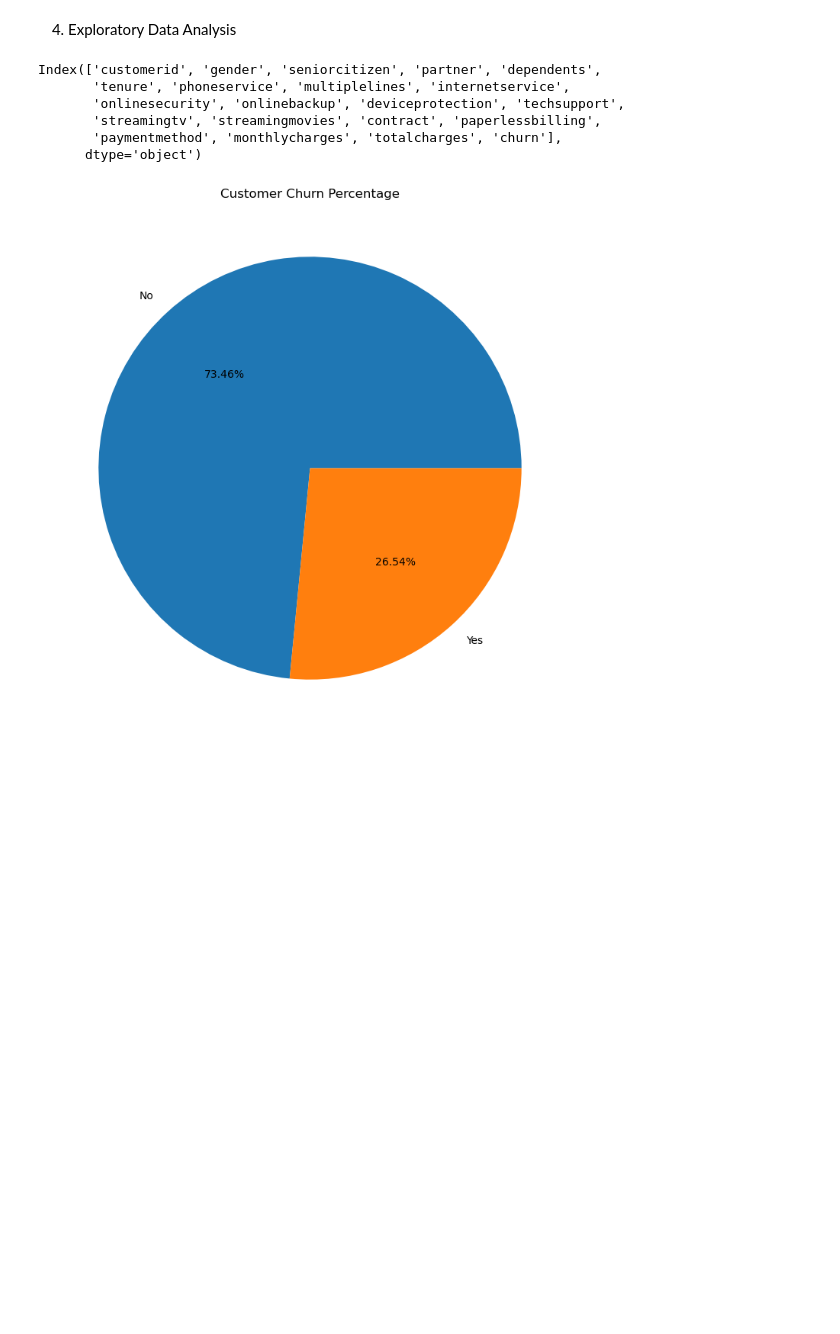
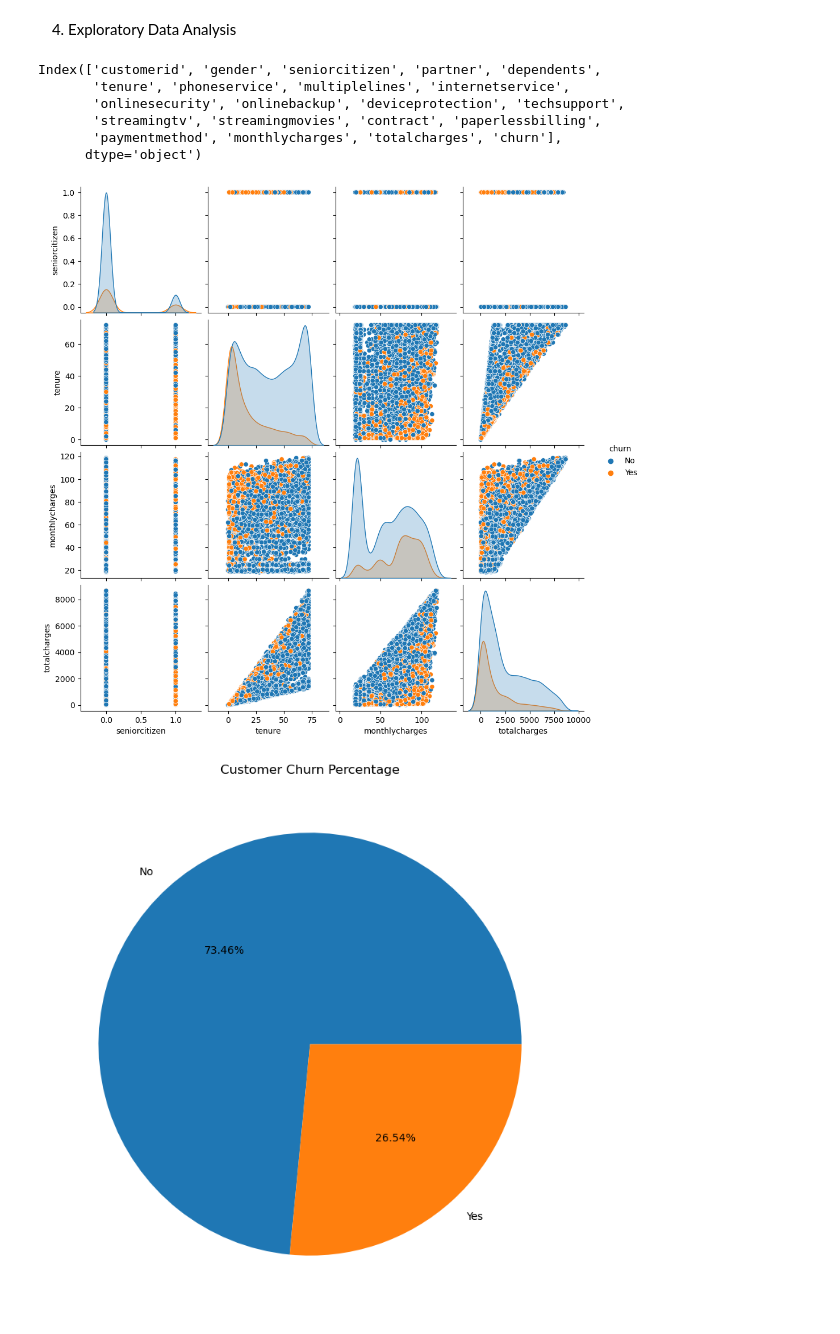
Before and after one commit to Sam1522/Predicting-Telco-Customer-Churn, a Jupyter notebook: Customer Churn Prediction.ipynb, the cells around one changed output. Saved outputs shown, nothing was run; the diff lists cells and outputs as text; code cells hidden in the pictures; blank space fills up the shorter version.

Commit message:
Univariate Analysis

```diff
--- a/Customer Churn Prediction.ipynb
+++ b/Customer Churn Prediction.ipynb
@@ -316,15 +316,21 @@ plt.show()
 [figure]
 # %% [markdown]
 4. Exploratory Data Analysis
-# %%
-customer_churn.columns
-# %% [output]
-Index(['customerid', 'gender', 'seniorcitizen', 'partner', 'dependents',
-       'tenure', 'phoneservice', 'multiplelines', 'internetservice',
-       'onlinesecurity', 'onlinebackup', 'deviceprotection', 'techsupport',
-       'streamingtv', 'streamingmovies', 'contract', 'paperlessbilling',
-       'paymentmethod', 'monthlycharges', 'totalcharges', 'churn'],
-      dtype='object')
+# %%
+#Getting the columns
+customer_churn.columns
+# %% [output]
+Index(['customerid', 'gender', 'seniorcitizen', 'partner', 'dependents',
+       'tenure', 'phoneservice', 'multiplelines', 'internetservice',
+       'onlinesecurity', 'onlinebackup', 'deviceprotection', 'techsupport',
+       'streamingtv', 'streamingmovies', 'contract', 'paperlessbilling',
+       'paymentmethod', 'monthlycharges', 'totalcharges', 'churn'],
+      dtype='object')
+# %%
+#Univariate Analysis
+sns.pairplot(data=customer_churn, hue='churn');
+# %% [output]
+[figure, added]
 # %%
 #Customer Churn pie chart
 plt.figure(figsize=(12, 9))
```
